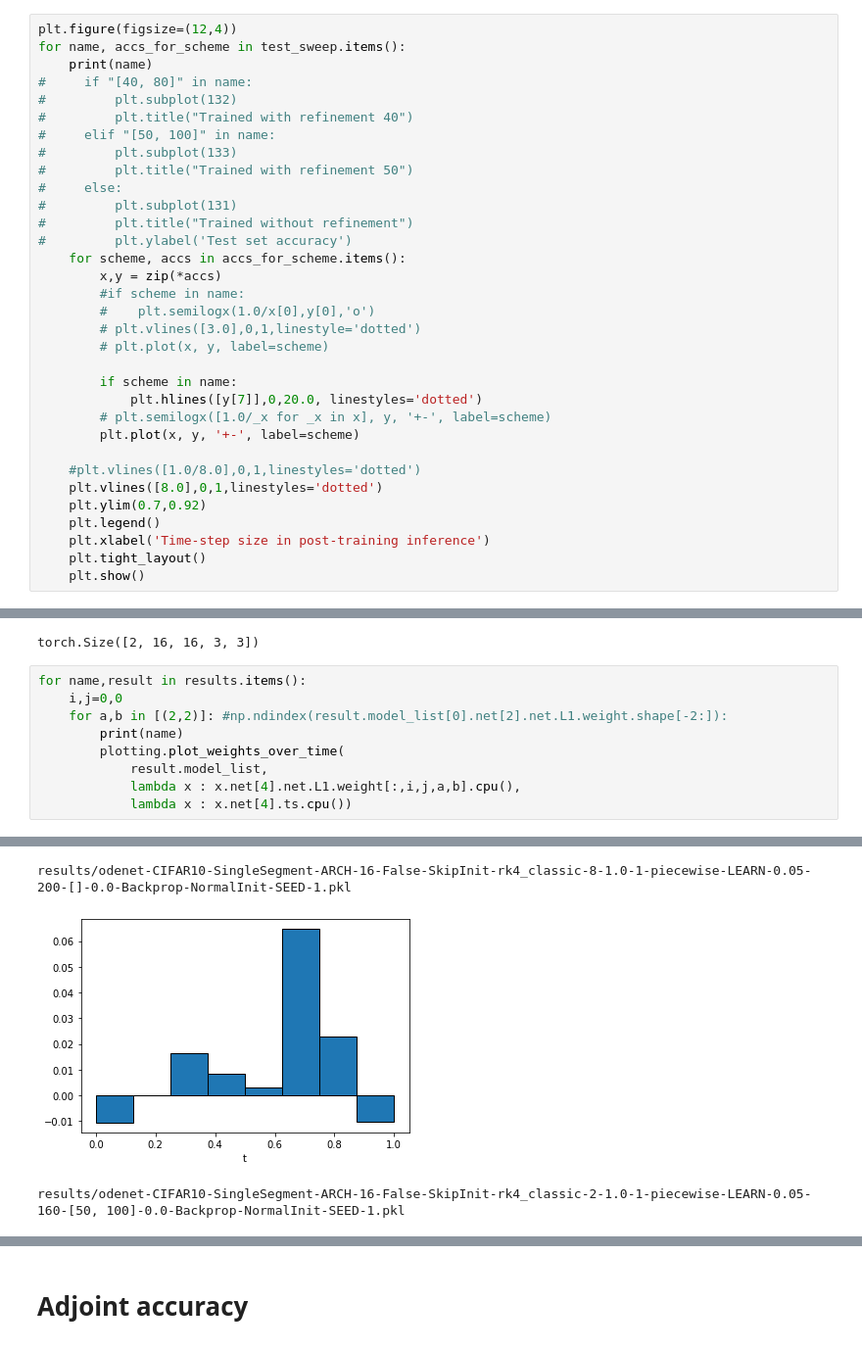
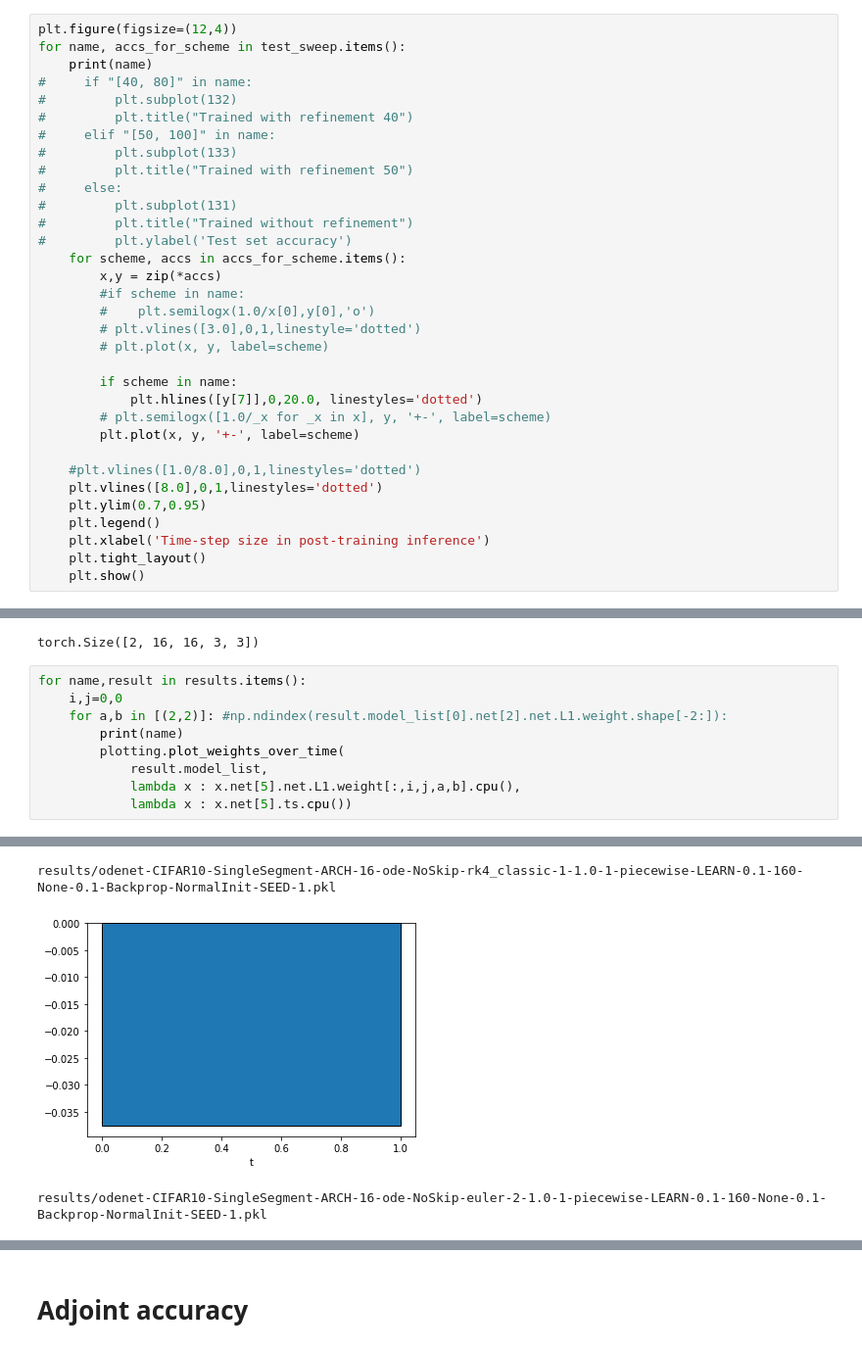
Before and after one commit to afqueiruga/StatefulOdeNets, a Jupyter notebook: fmnist_analysis.ipynb, the cells around one changed output, grey strips where cells are left out. Shown at 98% size. Cells and saved outputs as stored; diff of their text form.

Commit message:
finalizing graphs

```diff
--- a/fmnist_analysis.ipynb
+++ b/fmnist_analysis.ipynb
@@ -229,7 +235,7 @@ for name, accs_for_scheme in test_sweep.items():
 
     #plt.vlines([1.0/8.0],0,1,linestyles='dotted')
     plt.vlines([8.0],0,1,linestyles='dotted')
-    plt.ylim(0.7,0.92)
+    plt.ylim(0.7,0.95)
     plt.legend()
     plt.xlabel('Time-step size in post-training inference')
     plt.tight_layout()
@@ -258,6 +269,6 @@ for name,result in results.items():
         print(name)
         plotting.plot_weights_over_time(
             result.model_list,
-            lambda x : x.net[4].net.L1.weight[:,i,j,a,b].cpu(),
-            lambda x : x.net[4].ts.cpu())
+            lambda x : x.net[5].net.L1.weight[:,i,j,a,b].cpu(),
+            lambda x : x.net[5].ts.cpu())
 # %% [output]
@@ -266,3 +277,3 @@ results/odenet-CIFAR10-SingleSegment-ARCH-16-False-SkipInit-rk4_classic-2-1.0-1-
-results/odenet-CIFAR10-SingleSegment-ARCH-16-False-SkipInit-rk4_classic-8-1.0-1-piecewise-LEARN-0.05-200-[]-0.0-Backprop-NormalInit-SEED-1.pkl
+results/odenet-CIFAR10-SingleSegment-ARCH-16-ode-NoSkip-rk4_classic-1-1.0-1-piecewise-LEARN-0.1-160-None-0.1-Backprop-NormalInit-SEED-1.pkl
-[figure, old version]
+[figure, new version]
-results/odenet-CIFAR10-SingleSegment-ARCH-16-False-SkipInit-rk4_classic-2-1.0-1-piecewise-LEARN-0.05-160-[50, 100]-0.0-Backprop-NormalInit-SEED-1.pkl
+results/odenet-CIFAR10-SingleSegment-ARCH-16-ode-NoSkip-euler-2-1.0-1-piecewise-LEARN-0.1-160-None-0.1-Backprop-NormalInit-SEED-1.pkl
```
Also changed, not shown: parts of 6 cells of this notebook, 4 other files.
